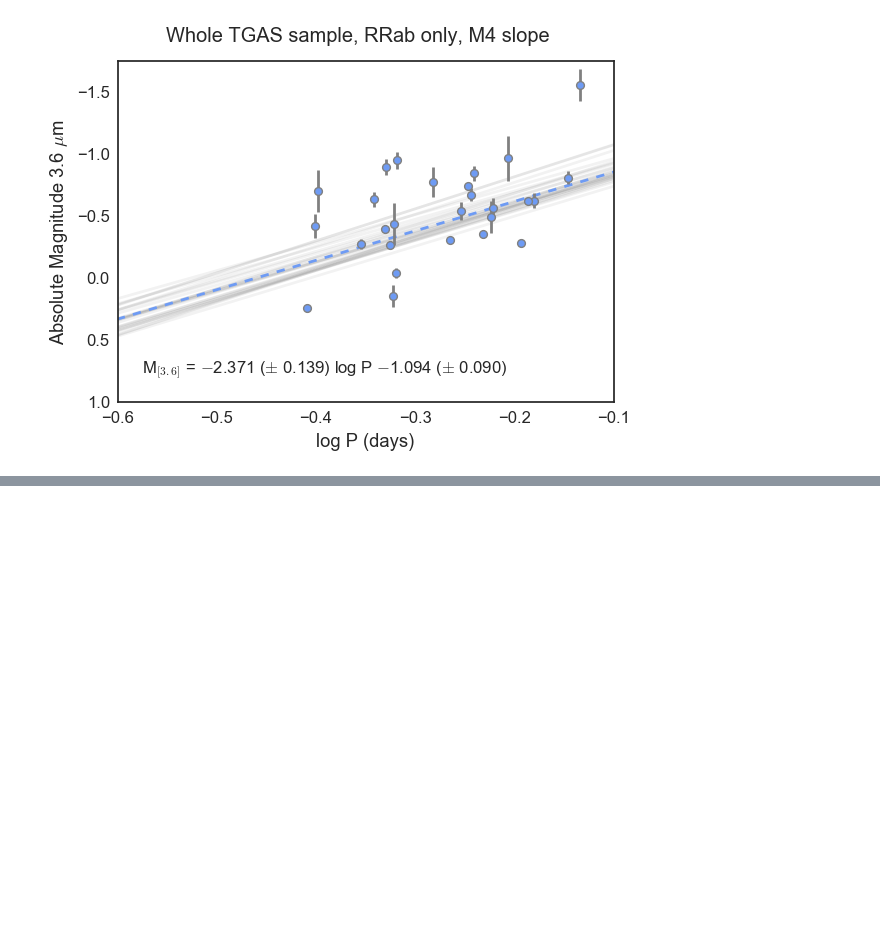
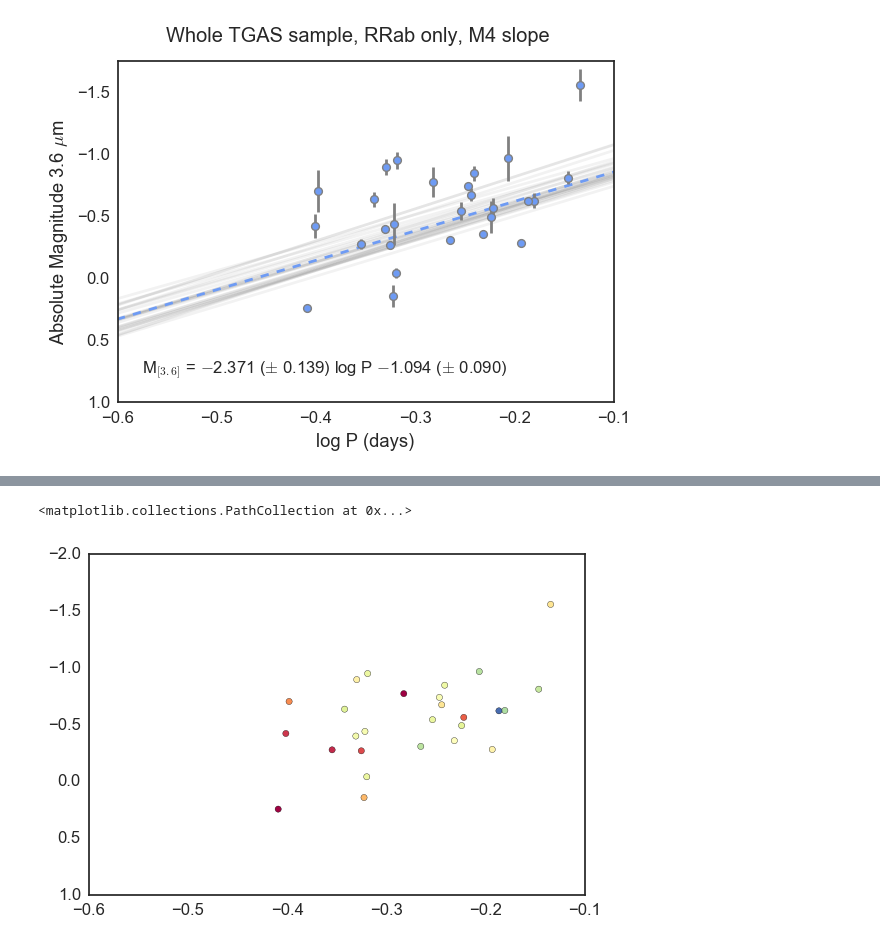
Before and after one commit to vickyscowcroft/ipython_notebooks, a Jupyter notebook: gaia_rrl_calibration_clean.ipynb, the cells around one changed output, grey strips where cells are left out. Drawn from its saved outputs; the diff is of its cells as text; code cells hidden in the pictures; blank space fills up the shorter version.

```diff
--- a/gaia_rrl_calibration_clean.ipynb
+++ b/gaia_rrl_calibration_clean.ipynb
@@ -1526,0 +1921,9 @@ col
+# %%
+
+mp.xlim(-0.6, -0.1)
+mp.ylim(1.0, -2.0)
+
+mp.scatter(analysis_df.ix[analysis_df.Type=='ab', 'logP_f'], analysis_df.ix[analysis_df.Type=='ab', 'M_3p6'], c=analysis_df.ix[analysis_df.Type=='ab', '[Fe/H]'], cmap=cm.Spectral_r, marker='o', zorder=4, label='RRab')
+# %% [output]
+<matplotlib.collections.PathCollection at 0x...>
+[figure, added]
```
Also changed, not shown: parts of 12 cells of this notebook, 3 other files.
